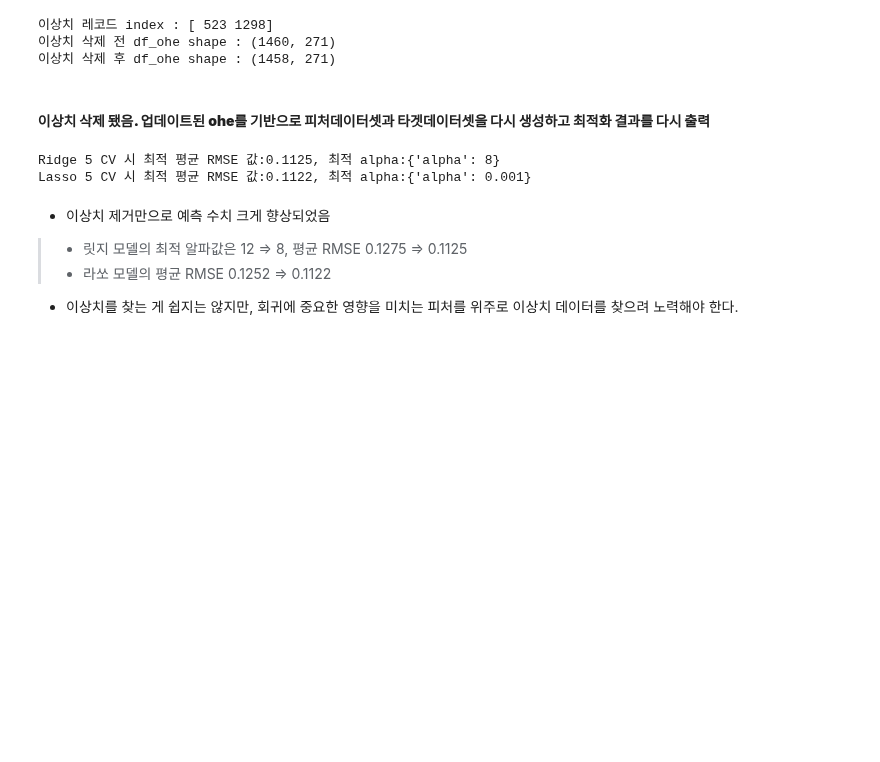
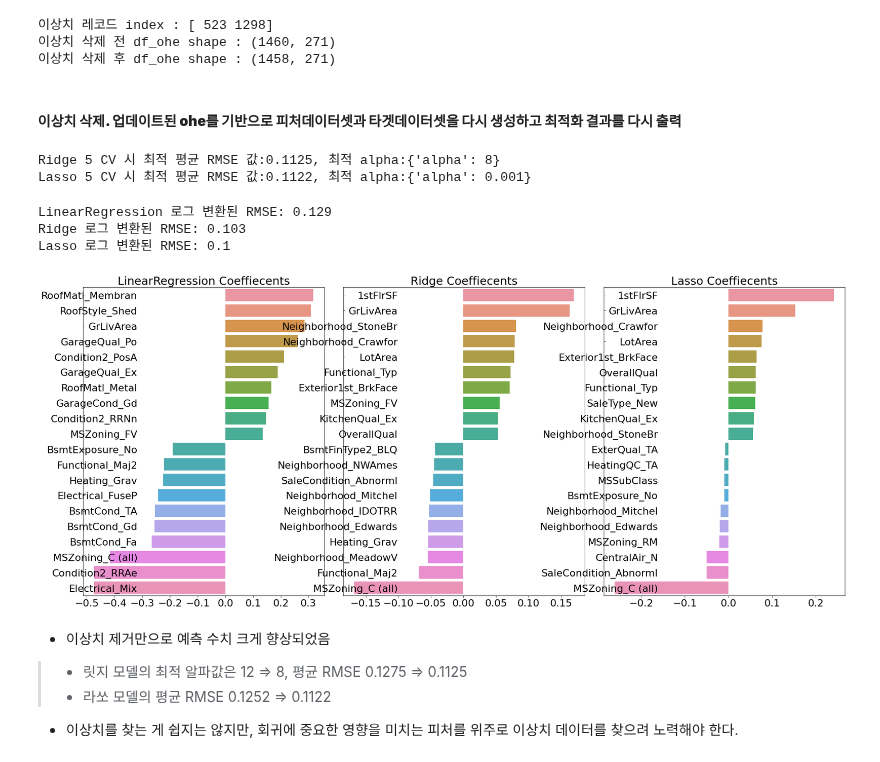
Before and after one commit to saemsaemoo/MachineLearning-2021-12, a Jupyter notebook: 04.회귀/12.회귀실습_캐글주택가격분석.ipynb, the cells around one changed output. Drawn from its saved outputs; the diff is of its cells as text; code cells hidden in the pictures; blank space fills up the shorter version.

```diff
--- a/04.회귀/12.회귀실습_캐글주택가격분석.ipynb
+++ b/04.회귀/12.회귀실습_캐글주택가격분석.ipynb
@@ -318,7 +333,7 @@ print('이상치 삭제 후 df_ohe shape :', df_ohe.shape)
 이상치 삭제 전 df_ohe shape : (1460, 271)
 이상치 삭제 후 df_ohe shape : (1458, 271)
 # %% [markdown]
-#### **이상치 삭제 됐음. 업데이트된 ohe를 기반으로 피처데이터셋과 타겟데이터셋을 다시 생성하고 최적화 결과를 다시 출력**
+#### **이상치 삭제. 업데이트된 ohe를 기반으로 피처데이터셋과 타겟데이터셋을 다시 생성하고 최적화 결과를 다시 출력**
 # %%
 y_target = df_ohe['SalePrice']
 X_features=df_ohe.drop('SalePrice', axis=1, inplace=False)
@@ -331,6 +346,27 @@ print_best_params(lasso, lasso_params)
 # %% [output]
 Ridge 5 CV 시 최적 평균 RMSE 값:0.1125, 최적 alpha:{'alpha': 8}
 Lasso 5 CV 시 최적 평균 RMSE 값:0.1122, 최적 alpha:{'alpha': 0.001}
+# %%
+# 앞의 최적화 alpha값으로 학습데이터로 학습, 테스트 데이터로 예측 및 평가 수행.
+lr = LinearRegression()
+lr.fit(X_train, y_train)
+ridge = Ridge(alpha=8)
+ridge.fit(X_train, y_train)
+lasso = Lasso(alpha=0.001)
+lasso.fit(X_train, y_train)
+
+# 모든 모델의 RMSE 출력
+models = [lr, ridge, lasso]
+get_rmses(models)
+
+# 모든 모델의 회귀 계수 시각화
+models = [lr, ridge, lasso]
+visualize_coefficient(models)
+# %% [output]
+LinearRegression 로그 변환된 RMSE: 0.129
+Ridge 로그 변환된 RMSE: 0.103
+Lasso 로그 변환된 RMSE: 0.1
+[figure, added]
 # %% [markdown]
 - 이상치 제거만으로 예측 수치 크게 향상되었음
 > - 릿지 모델의 최적 알파값은 12 => 8, 평균 RMSE 0.1275 => 0.1125
```
Also changed, not shown: parts of 23 cells of this notebook.
